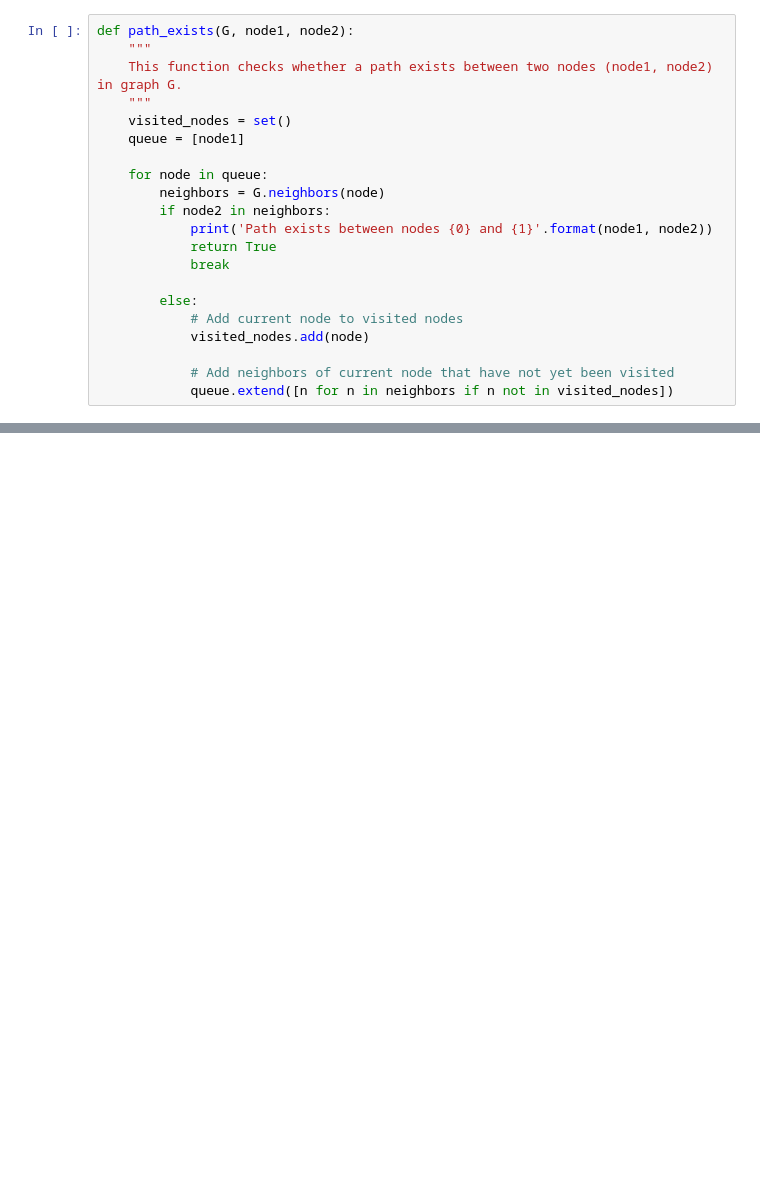
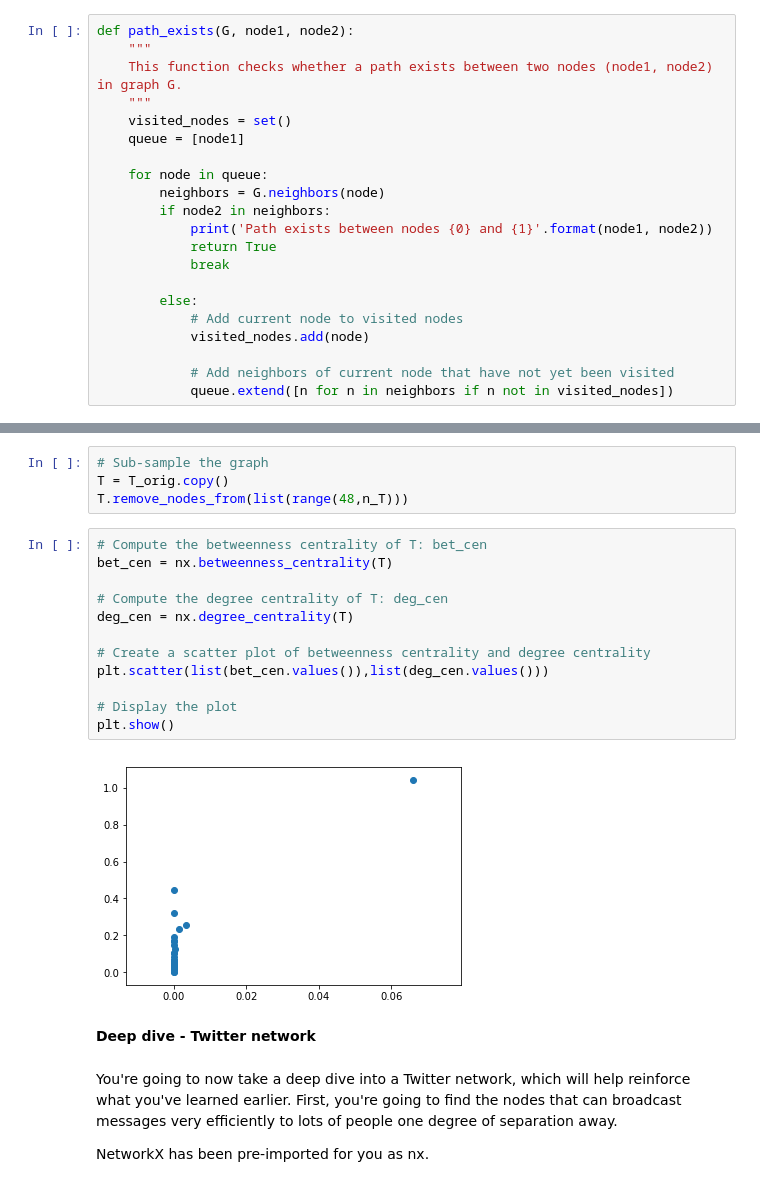
Before and after one commit to joneswan/DataCamp, a Jupyter notebook: Network Analysis in Python Part 1/02 Important nodes.ipynb, the cells around one changed output, grey strips where cells are left out. Cells and saved outputs as stored; diff of their text form; blank space fills up the shorter version.

```diff
--- a/Network Analysis in Python Part 1/02 Important nodes.ipynb
+++ b/Network Analysis in Python Part 1/02 Important nodes.ipynb
@@ -160,0 +210,24 @@ def path_exists(G, node1, node2):
+# %%
+# Sub-sample the graph
+T = T_orig.copy()
+T.remove_nodes_from(list(range(48,n_T)))
+# %%
+# Compute the betweenness centrality of T: bet_cen
+bet_cen = nx.betweenness_centrality(T)
+
+# Compute the degree centrality of T: deg_cen
+deg_cen = nx.degree_centrality(T)
+
+# Create a scatter plot of betweenness centrality and degree centrality
+plt.scatter(list(bet_cen.values()),list(deg_cen.values()))
+
+# Display the plot
+plt.show()
+# %% [output]
+[figure, added]
+# %% [markdown]
+**Deep dive - Twitter network**
+# %% [markdown]
+You're going to now take a deep dive into a Twitter network, which will help reinforce what you've learned earlier. First, you're going to find the nodes that can broadcast messages very efficiently to lots of people one degree of separation away.
+
+NetworkX has been pre-imported for you as nx.
```
Also changed, not shown: parts of 14 cells of this notebook, 3 other files.
